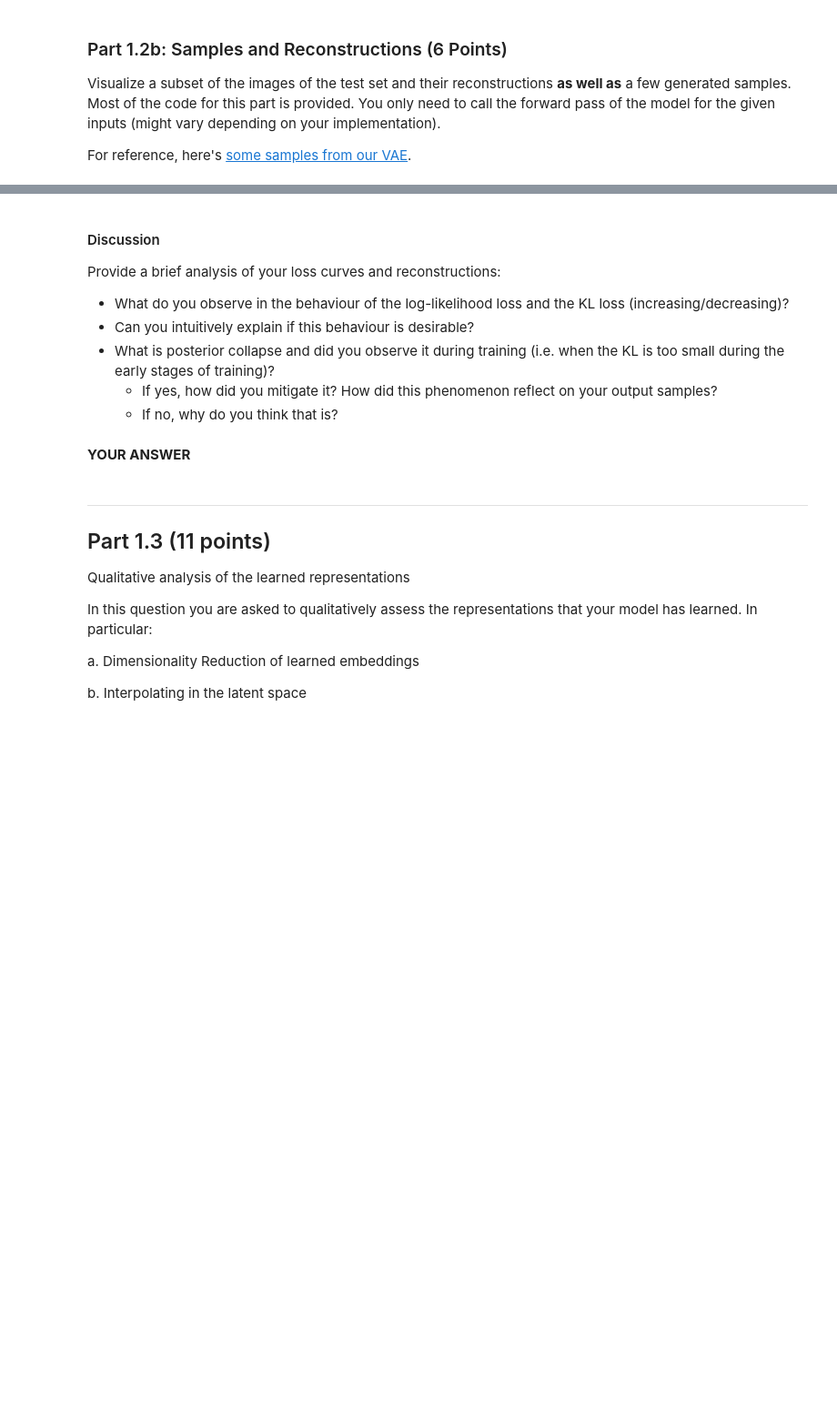
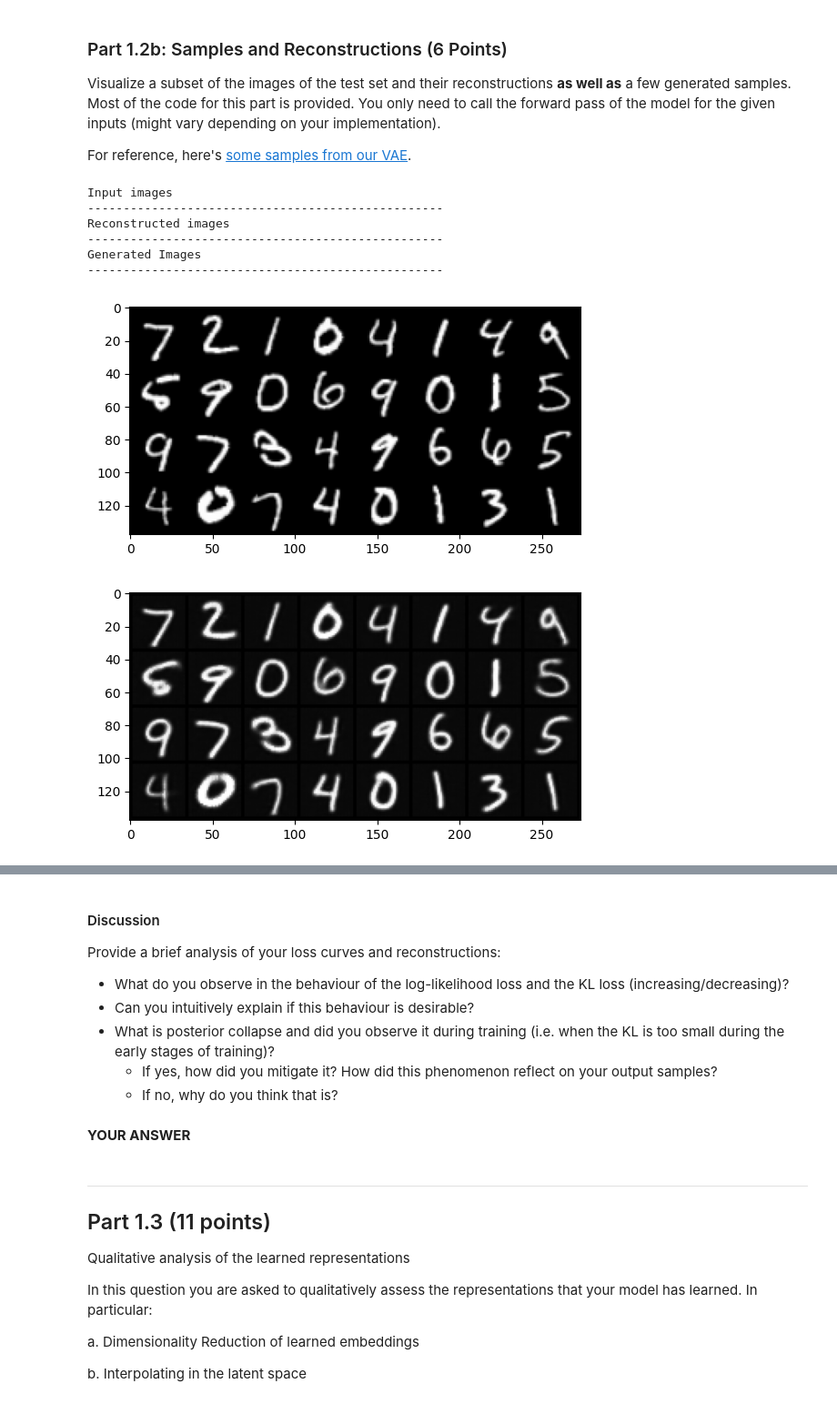
Before and after one commit to avzh1/imperial-4th-year, a Jupyter notebook: deep-learning/Coursework/DL_CW_2_az620/dl_cw2_2024.ipynb, the cells around one changed output, grey strips where cells are left out. Shown at 91% size. Drawn from its saved outputs; the diff is of its cells as text; code cells hidden in the pictures; blank space fills up the shorter version.

```diff
--- a/deep-learning/Coursework/DL_CW_2_az620/dl_cw2_2024.ipynb
+++ b/deep-learning/Coursework/DL_CW_2_az620/dl_cw2_2024.ipynb
@@ -373,9 +360,7 @@ torch.Size([1, 1, 32, 32])
 # %%
-# *CODE FOR PART 1.1a IN THIS CELL*
-
-class VAE(nn.Module):
+class VAE_DEPRECATED(nn.Module):
     def __init__(self, latent_dim):
-        super(VAE, self).__init__()
+        super(VAE_DEPRECATED, self).__init__()
         #######################################################################
         #                       ** START OF YOUR CODE **
         #######################################################################
@@ -383,27 +368,27 @@ class VAE(nn.Module):
         # Encoder Modules
 
         # (_, 1, 28, 28) -> (_, 16, 28, 28)
-        self.encode1 = EncoderBlock(in_channels=1,
-                                    out_channels=(latent_dim//4),
+        self.encode1 = EncoderBlock_DEPRECATED(in_channels=1,
+                                    out_channels=(hidden_dimensions//8),
                                     kernel_size=3,
                                     stride=1
         )
 
         # (_, 16, 28, 28) -> (_, 32, 14, 14)
-        self.encode2 = EncoderBlock(in_channels=(latent_dim//4),
-                                    out_channels=(latent_dim//4)*2,
+        self.encode2 = EncoderBlock_DEPRECATED(in_channels=(hidden_dimensions//8),
+                                    out_channels=(hidden_dimensions//8)*2,
                                     kernel_size=3,
                                     stride=2)
 
         # (_, 32, 14, 14) -> (_, 64, 7, 7)
-        self.encode3 = EncoderBlock(in_channels=(latent_dim//4)*2,
-                                    out_channels=(latent_dim//4)*3,
+        self.encode3 = EncoderBlock_DEPRECATED(in_channels=(hidden_dimensions//8)*2,
+                                    out_channels=(hidden_dimensions//8)*5,
                                     kernel_size=3,
                                     stride=2)
 
         # (_, 64, 7, 7) -> (_, 128, 4, 4)
-        self.encode4 = EncoderBlock(in_channels=(latent_dim//4)*3,
-                                    out_channels=latent_dim,
+        self.encode4 = EncoderBlock_DEPRECATED(in_channels=(hidden_dimensions//8)*5,
+                                    out_channels=hidden_dimensions,
                                     kernel_size=3,
                                     stride=2)
 
@@ -411,28 +396,28 @@ class VAE(nn.Module):
         self.latent  = nn.Flatten()
 
         # Latent Mean and Variance
-        self.mean_layer   = nn.Linear(latent_dim * 4 * 4, latent_dim)
-        self.logvar_layer = nn.Linear(latent_dim * 4 * 4, latent_dim)
+        self.mean_layer   = nn.Linear(hidden_dimensions * 4 * 4, latent_dim)
+        self.logvar_layer = nn.Linear(hidden_dimensions * 4 * 4, latent_dim)
 
         # Decoder Modules
 
         # From linear latent space back into image form
-        self.up_sample1 = nn.Linear(latent_dim, latent_dim * 4 * 4) # don't forget to input.reshape(input.shape[0], -1, 4, 4)
+        self.up_sample1 = nn.Linear(latent_dim, hidden_dimensions * 4 * 4) # don't forget to input.reshape(input.shape[0], -1, 4, 4)
 
         # (_, 1024, 4, 4) -> (_, 768, 7, 7)
-        self.decode1 = DecoderBlock(in_channels=latent_dim,
-                                    out_channels=(latent_dim//4)*3,
+        self.decode1 = DecoderBlock_DEPRECATED(in_channels=hidden_dimensions,
+                                    out_channels=(hidden_dimensions//8)*5,
                                     kernel_size=2,
                                     stride=2)
 
         # (_, 768, 7, 7) -> (_, 512, 13, 13)
-        self.decode2 = DecoderBlock(in_channels=(latent_dim//4)*3,
-                                    out_channels=(latent_dim//4)*2,
+        self.decode2 = DecoderBlock_DEPRECATED(in_channels=(hidden_dimensions//8)*5,
+                                    out_channels=(hidden_dimensions//8)*2,
                                     kernel_size=2,
                                     stride=2)
 
         # (_, 512, 13, 13) -> (_, 256, 25, 25)
-        self.decode3 = DecoderBlock(in_channels=(latent_dim//4)*2,
+        self.decode3 = DecoderBlock_DEPRECATED(in_channels=(hidden_dimensions//8)*2,
                                     out_channels=1,
                                     kernel_size=2,
                                     stride=2)
@@ -508,7 +493,7 @@ class VAE(nn.Module):
         #                       ** END OF YOUR CODE **
         #######################################################################
 
-model = VAE(latent_dim).to(device)
+model = VAE_DEPRECATED(latent_dim).to(device)
 
 summary(model, (1, 32, 32))
 
@@ -683,33 +955,42 @@ with torch.no_grad():
     #######################################################################
     #                       ** START OF YOUR CODE **
     #######################################################################
-    recon_batch =
+    recon_batch, _, _ = model(fixed_input.to(device))
     #######################################################################
     #                       ** END OF YOUR CODE **
     #######################################################################
 
     recon_batch = recon_batch.cpu()
     recon_batch = make_grid(denorm(recon_batch), nrow=8, padding=2, normalize=False,
                             value_range=None, scale_each=False, pad_value=0)
     plt.figure()
     show(recon_batch)
 
 print('Generated Images')
 print('-'*50)
 model.eval()
 n_samples = 256
 z = torch.randn(n_samples,latent_dim).to(device)
 with torch.no_grad():
     #######################################################################
     #                       ** START OF YOUR CODE **
     #######################################################################
-    samples =
+    samples = model.decode(z)
     #######################################################################
     #                       ** END OF YOUR CODE **
     #######################################################################
 
     samples = samples.cpu()
     samples = make_grid(denorm(samples), nrow=16, padding=2, normalize=False,
                             value_range=None, scale_each=False, pad_value=0)
     plt.figure(figsize = (8,8))
     show(samples)
+# %% [output]
+Input images
+--------------------------------------------------
+Reconstructed images
+--------------------------------------------------
+Generated Images
+--------------------------------------------------
+[figure, added]
+[figure, added]
```
Also changed, not shown: parts of 18 cells of this notebook.
